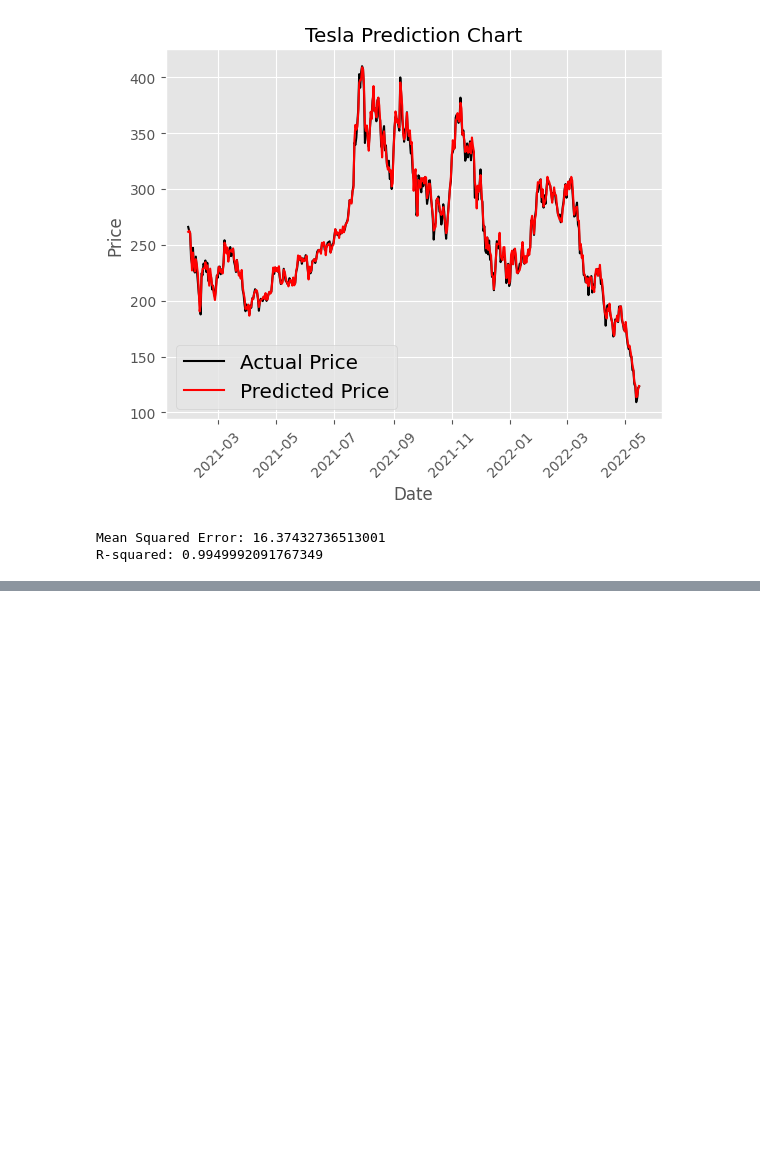
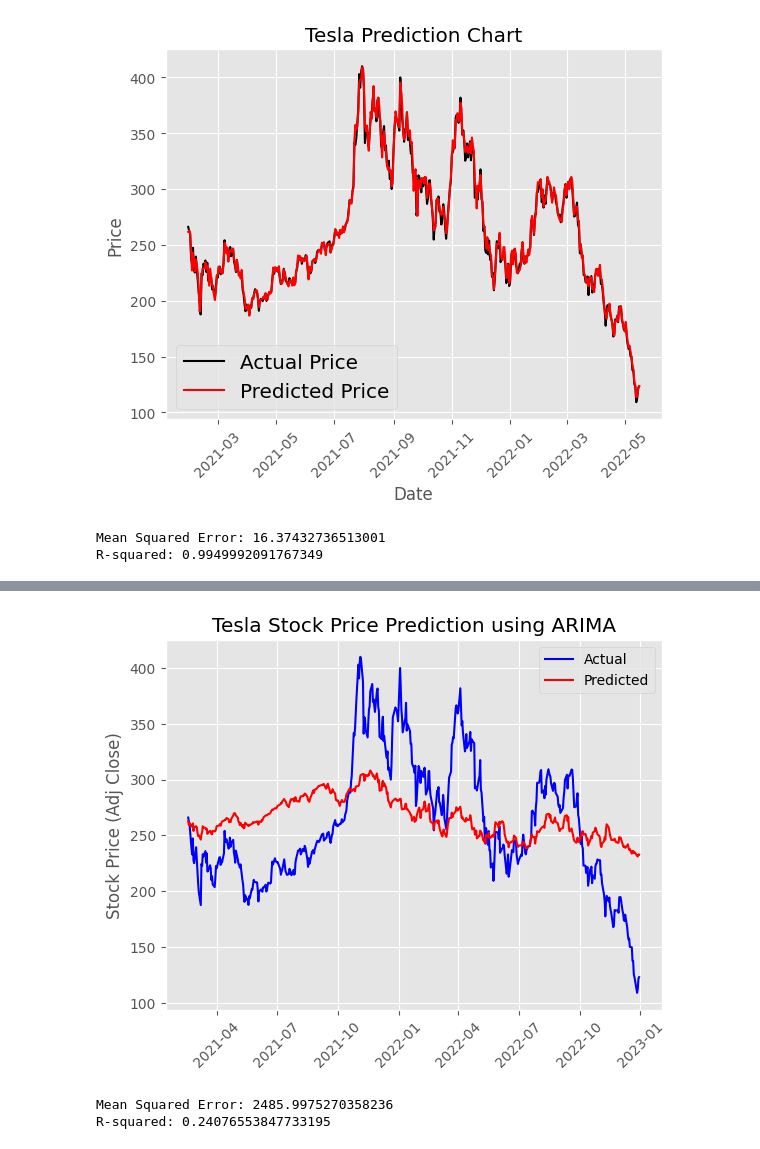
Before and after one commit to Shravan2699/Data_Mining_Project, a Jupyter notebook: Data_Mining_Group_Project.ipynb, the cells around one changed output, grey strips where cells are left out. Cells and saved outputs as stored; diff of their text form; code cells hidden in the pictures; blank space fills up the shorter version.

```diff
--- a/Data_Mining_Group_Project.ipynb
+++ b/Data_Mining_Group_Project.ipynb
@@ -513,0 +454,36 @@ Date                                                                  ...
+# %%
+from statsmodels.tsa.arima.model import ARIMA
+
+# Reset index for model fitting and forecasting
+train_y = train_y.reset_index(drop=True)
+test_y = test_y.reset_index(drop=True)
+train_x = train_x.reset_index(drop=True)
+test_x = test_x.reset_index(drop=True)
+
+# Fit ARIMA model
+order = (5, 1, 0)  # Specify ARIMA order
+model = ARIMA(train_y, exog=train_x, order=order)
+fitted_model = model.fit()
+
+# Forecast using the ARIMA model
+forecast = fitted_model.forecast(steps=len(test_y), exog=test_x)
+
+# Visualize results with the original date index
+plt.plot(dfr.index[-len(test_y):], test_y, color='blue', label='Actual')
+plt.plot(dfr.index[-len(test_y):], forecast, color='red', label='Predicted')
+plt.title('Tesla Stock Price Prediction using ARIMA')
+plt.ylabel('Stock Price (Adj Close)')
+plt.xticks(rotation=45)
+plt.legend()
+plt.show()
+
+# Evaluate the model
+mse = mean_squared_error(test_y, forecast)
+print(f'Mean Squared Error: {mse}')
+
+r2 = r2_score(test_y, forecast)
+print(f'R-squared: {r2}')
+# %% [output]
+[figure, added]
+Mean Squared Error: 2485.9975270358236
+R-squared: 0.24076553847733195
```
Also changed, not shown: parts of 34 cells of this notebook.
